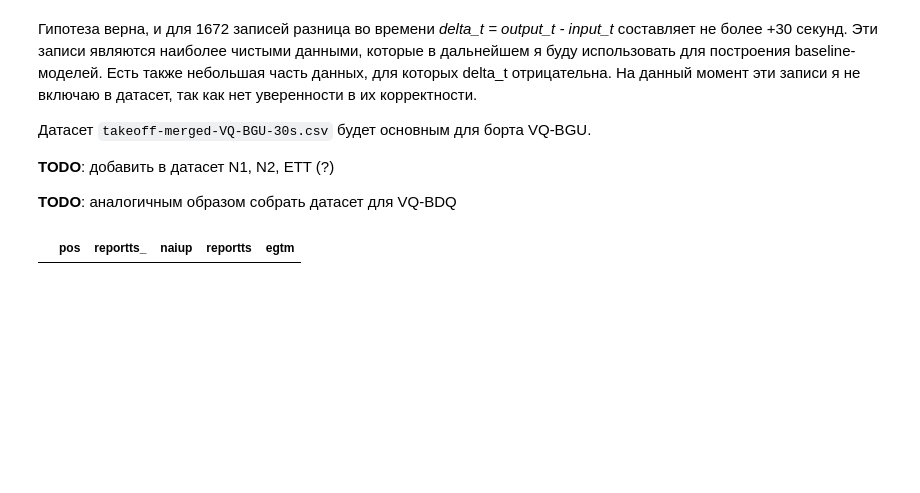
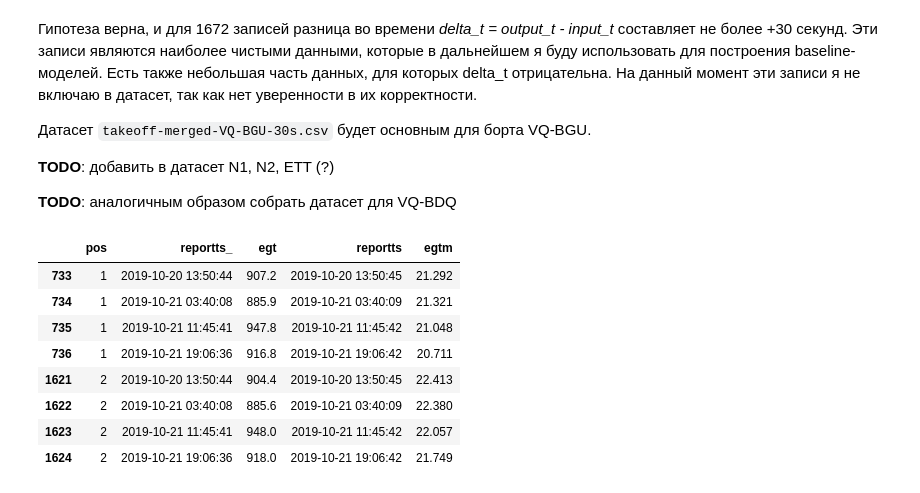
Before and after one commit to skeptlk/ecm, a Jupyter notebook: merge_output_one_to_one.ipynb, the cells around one changed output. Saved outputs shown, nothing was run; the diff lists cells and outputs as text; code cells hidden in the pictures; blank space fills up the shorter version.

```diff
--- a/merge_output_one_to_one.ipynb
+++ b/merge_output_one_to_one.ipynb
@@ -4,19 +4,19 @@ In this file I attempt to find respecting record in ACMS (input) dataset for eac
 import matplotlib.pyplot as plt
 import pandas as pd
 # %%
-acms = pd.read_csv('./data/neo_takeoff_202403250023.csv', parse_dates=['reportts'], low_memory=False) \
+acms_full = pd.read_csv('./data/neo_takeoff_202403260034.csv', parse_dates=['reportts'], low_memory=False) \
     .drop(columns=[
         'processedts',
     ])
 
-acnum = 'VQ-BDU'
+acnum = 'VQ-BGU'
 # takeoff_reportname = 'A320 ENGINE TAKE OFF REPORT'
 takeoff_reportname = 'A321 ENGINE TAKE OFF REPORT'
 
-acms = acms[(acms['acnum'] == acnum) & (acms['reportname'] == takeoff_reportname)] \
+acms = acms_full.query(f'acnum=="{acnum}" and reportname=="{takeoff_reportname}"') \
     .drop(columns=['reportname']) \
     .set_index('reportts') \
     .sort_index()
 
-acms
+acms.shape
 # %% [output]
@@ -47,9 +34,7 @@ egtm_raw = pd.read_csv('./data/EGTM.csv', parse_dates=['RECORDED_DT']) \
 
 egtm_raw['recorded_dt'] = pd.to_datetime(egtm_raw['recorded_dt'], format='%m/%d/%Y %I:%M:%S', errors='raise')
 
-egtm = egtm_raw[(egtm_raw['acnum'] == acnum)] \
-    .set_index('recorded_dt') \
-    .sort_index()
+egtm = egtm_raw[(egtm_raw['acnum'] == acnum)]
 
 egtm.head(4)
 # %% [output]
@@ -99,5 +76,8 @@ egtm
 # %%
-egtm = pd.merge(egtm, n1_raw, on=['acnum', 'pos', 'egtm', 'recorded_dt'])
-egtm = pd.merge(egtm, n2_raw, on=['acnum', 'pos', 'egtm', 'recorded_dt'])
+if 'n1_delt' not in egtm.columns:
+  egtm = pd.merge(egtm, n1_raw, on=['acnum', 'pos', 'egtm', 'recorded_dt'])
+if 'n2_delt' not in egtm.columns:
+  egtm = pd.merge(egtm, n2_raw, on=['acnum', 'pos', 'egtm', 'recorded_dt'])
+egtm = egtm.set_index('recorded_dt').sort_index()
 egtm
 # %% [output]
@@ -209,8 +210,16 @@ merged_sample.tail(5)
 #              .to_csv('./takeoff-merged-VQ-BGU-30s-full.csv', index=False)
 # %%
 m = merged_sample
-m[(m['reportts'] > '2019-12-19') & (m['reportts'] < '2019-12-20')][
-    ['pos', 'reportts_', 'naiup', 'reportts', 'egtm']
+m[(m['reportts'] > '2019-10-19') & (m['reportts'] < '2019-10-22')][
+    ['pos', 'reportts_', 'egt', 'reportts', 'egtm']
 ]
 # %% [output]
-|  | pos | reportts_ | naiup | reportts | egtm |
+|  | pos | reportts_ | egt | reportts | egtm |
+| 733 | 1 | 2019-10-20 13:50:44 | 907.2 | 2019-10-20 13:50:45 | 21.292 |
+| 734 | 1 | 2019-10-21 03:40:08 | 885.9 | 2019-10-21 03:40:09 | 21.321 |
+| 735 | 1 | 2019-10-21 11:45:41 | 947.8 | 2019-10-21 11:45:42 | 21.048 |
+| 736 | 1 | 2019-10-21 19:06:36 | 916.8 | 2019-10-21 19:06:42 | 20.711 |
+| 1621 | 2 | 2019-10-20 13:50:44 | 904.4 | 2019-10-20 13:50:45 | 22.413 |
+| 1622 | 2 | 2019-10-21 03:40:08 | 885.6 | 2019-10-21 03:40:09 | 22.380 |
+| 1623 | 2 | 2019-10-21 11:45:41 | 948.0 | 2019-10-21 11:45:42 | 22.057 |
+| 1624 | 2 | 2019-10-21 19:06:36 | 918.0 | 2019-10-21 19:06:42 | 21.749 |
```
Also changed, not shown: parts of 14 cells of this notebook, 3 other files.
